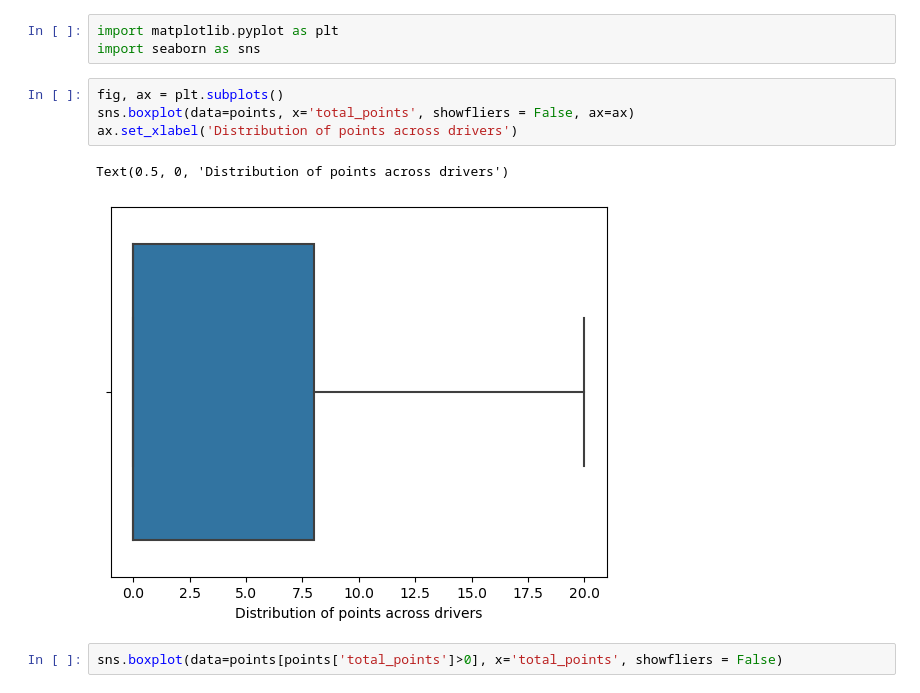
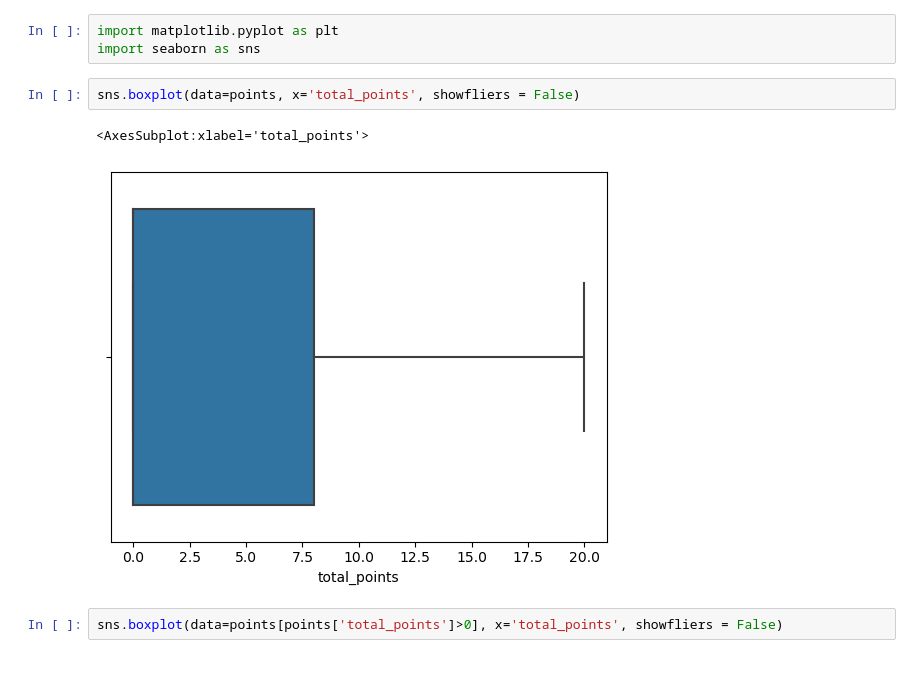
Before and after one commit to JE-Classrooms/qtm151-notes, a Jupyter notebook: lecture22/lecture22.ipynb, the cells around one changed output. Cells and saved outputs as stored; diff of their text form.

```diff
--- a/lecture22/lecture22.ipynb
+++ b/lecture22/lecture22.ipynb
@@ -93,12 +93,10 @@ points = sqlio.read_sql_query(points_query, con)
 import matplotlib.pyplot as plt
 import seaborn as sns
 # %%
-fig, ax = plt.subplots()
-sns.boxplot(data=points, x='total_points', showfliers = False, ax=ax)
-ax.set_xlabel('Distribution of points across drivers')
+sns.boxplot(data=points, x='total_points', showfliers = False)
 # %% [output]
-Text(0.5, 0, 'Distribution of points across drivers')
+<AxesSubplot:xlabel='total_points'>
-[figure, old version]
+[figure, new version]
 # %%
 sns.boxplot(data=points[points['total_points']>0], x='total_points', showfliers = False)
 # %% [output]
```
Also changed, not shown: parts of 1 cell of this notebook.
